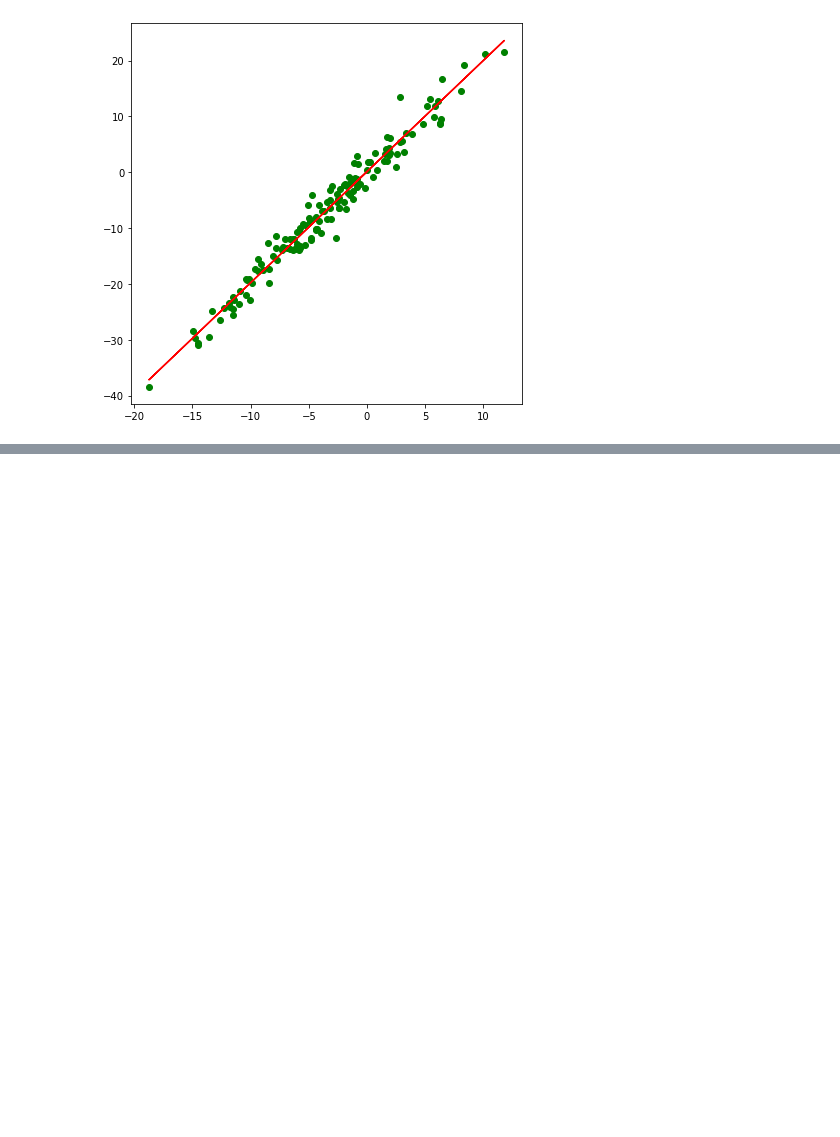
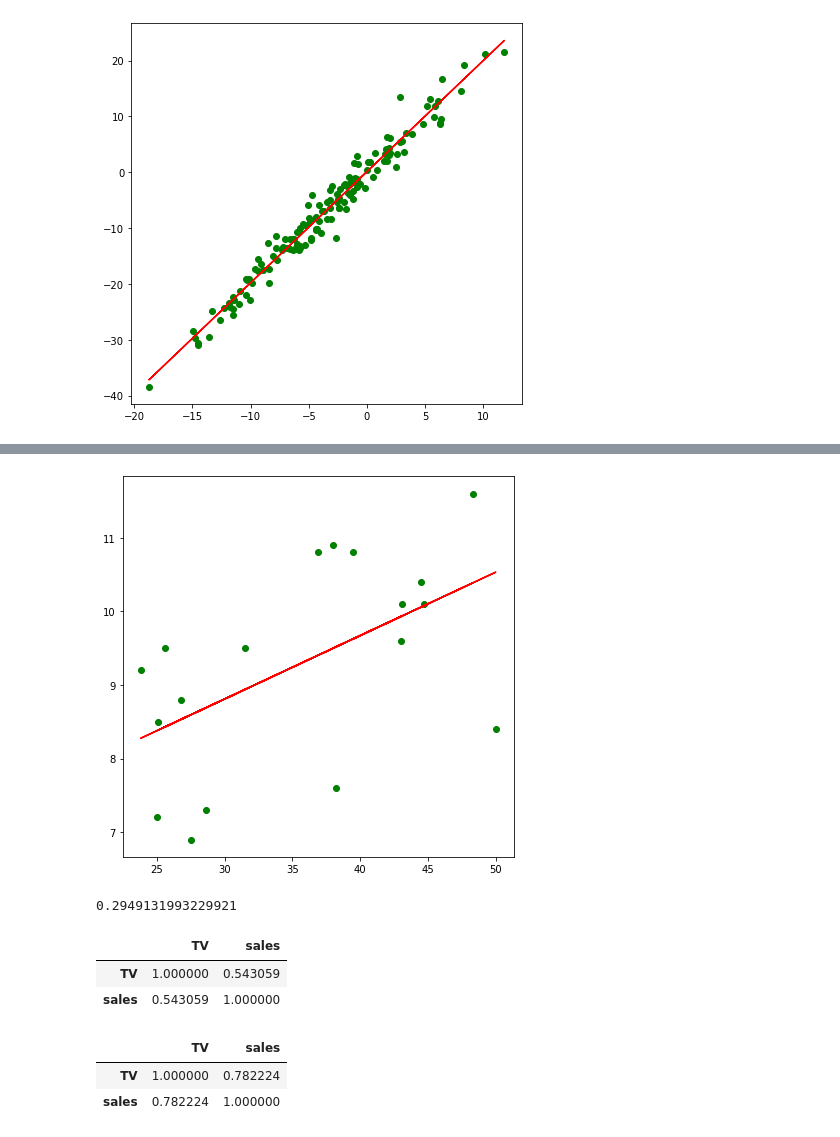
Before and after one commit to pad0910/Python2A, a Jupyter notebook: Dzien06/06-regresja-liniowa.ipynb, the cells around one changed output, grey strips where cells are left out. Drawn from its saved outputs; the diff is of its cells as text; code cells hidden in the pictures; blank space fills up the shorter version.

```diff
--- a/Dzien06/06-regresja-liniowa.ipynb
+++ b/Dzien06/06-regresja-liniowa.ipynb
@@ -63,0 +125,3 @@ plot_lines(X, y, (model.coef_[0], model.intercept_) )
+# %%
+df1 = df.query(" TV>=20 and TV<=50 ")
+df1
@@ -63,0 +146,26 @@ plot_lines(X, y, (model.coef_[0], model.intercept_) )
+# %%
+X = df1.TV.values.reshape(-1,1)
+y = df1.sales
+
+model = LinearRegression()
+model.fit(X, y)
+
+plot_lines(X, y, (model.coef_[0], model.intercept_) )
+# %% [output]
+[figure, added]
+# %%
+r2_score(y, model.predict(X) )
+# %% [output]
+0.2949131993229921
+# %%
+df1.corr()
+# %% [output]
+|  | TV | sales |
+| TV | 1.000000 | 0.543059 |
+| sales | 0.543059 | 1.000000 |
+# %%
+df.corr()
+# %% [output]
+|  | TV | sales |
+| TV | 1.000000 | 0.782224 |
+| sales | 0.782224 | 1.000000 |
```
Also changed, not shown: parts of 15 cells of this notebook.
